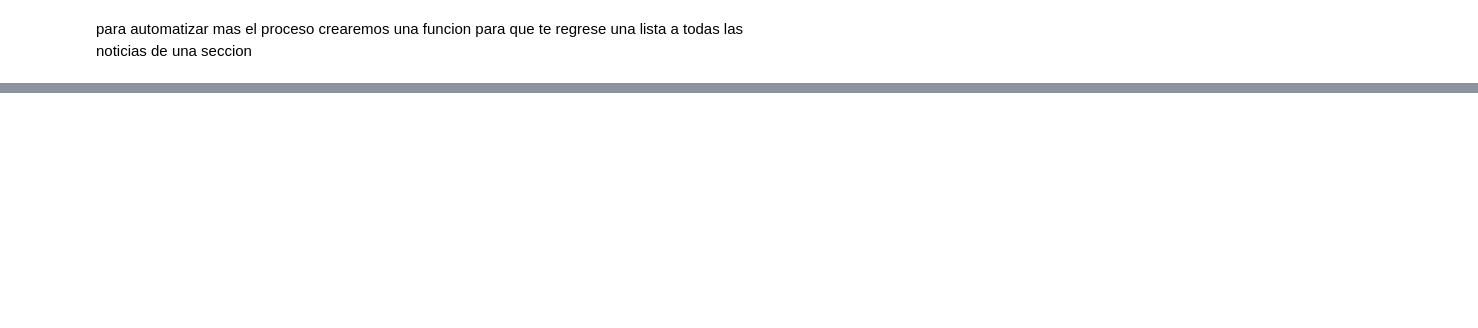
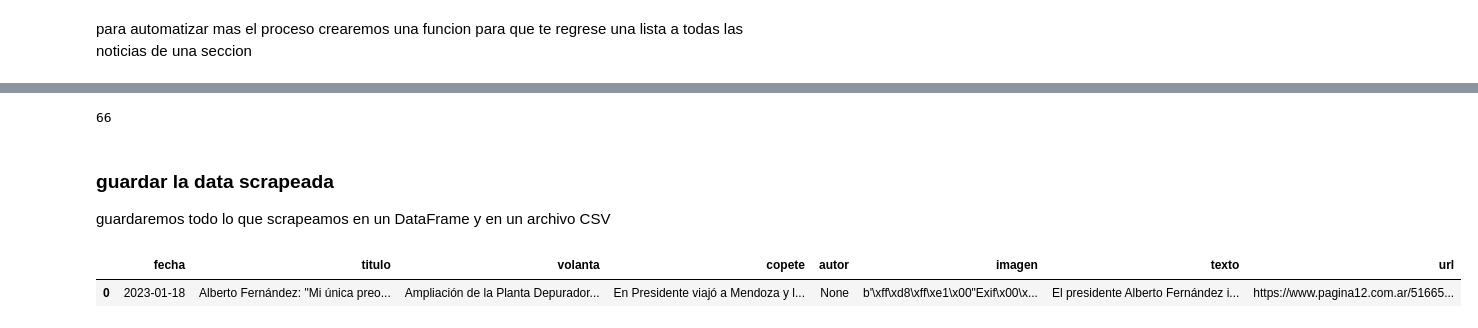
Before and after one commit to and35/37_web_scraping-_extraccion_de_datos_en_la_web, a Jupyter notebook: 1.ipynb, the cells around one changed output, grey strips where cells are left out. Saved outputs shown, nothing was run; the diff lists cells and outputs as text; code cells hidden in the pictures; blank space fills up the shorter version.

Commit message:
creacion de un scrapper que recolecta titulo, hora, resumen, subtitulo, imagen y cuerpo,  de 61 noticias del diaria <pagina12> al final todo en un dataframe de pandas para posterior analisis

```diff
--- a/1.ipynb
+++ b/1.ipynb
@@ -164,0 +172,3 @@ get_link_from_section(soup_seccion)
+# %%
+url_mala = URL.replace("2","3") # cambiamos el 12 por 13 ahora la URL no sirve
+url_mala
@@ -164,0 +230,4 @@ get_link_from_section(soup_seccion)
+# %%
+media = s_nota.find('figure', attrs={'class': ['object-fit-block--contain', 'intrinsic-container', 'intrinsic-container-3x2']})
+img_url = media.img.get("src")
+img_url
@@ -164,0 +423,40 @@ get_link_from_section(soup_seccion)
+# %%
+def scrape_nota(url):
+    try:
+        nota = requests.get(url)
+    except Exception as e:
+        print('Error scrapeando URL', url)
+        print(e)
+        return None
+
+    if nota.status_code != 200:
+        print(f'Error obteniendo nota {URL}')
+        print(f'Status Code = {nota.status_code}')
+        return None
+
+    s_nota = BeautifulSoup(nota.text, 'lxml')
+
+    ret_dict = obtener_info(s_nota)
+    ret_dict['url'] = url
+
+    return ret_dict
+# %%
+def crear_list_de_dicts_de_la_data_de_las_notas(all_urls_notas):
+    data = []
+    with tqdm(total=len(all_urls_notas), file=sys.stdout) as pbar: #  para medir el grado de avance
+        for i, url in enumerate(all_urls_notas):
+            data.append(scrape_nota(url))
+            pbar.set_description('processed: %d' % (1 + i)) # imprime el grado de avance
+            pbar.update(1)
+            print("  listo!!!")
+    return data
+# urls_notes = all_urls_notas_flatten[0:10] # para mas rapides
+data = crear_list_de_dicts_de_la_data_de_las_notas(all_urls_notas_flatten)
+# %%
+print(len(data))
+#data[1]
+# %% [output]
+66
+# %% [markdown]
+### guardar la data scrapeada
+guardaremos todo lo que scrapeamos en un DataFrame y  en un archivo CSV
@@ -164,0 +465,6 @@ get_link_from_section(soup_seccion)
+# %%
+df = pd.DataFrame(data[0:1]) # tenemos 66 notas pero para ahorrar espacio solo guardaremos 1 notas
+df.head(3) # vemos como en automatico organiza la lista de dicts en un solo DF
+# %% [output]
+|  | fecha | titulo | volanta | copete | autor | imagen | texto | url |
+| 0 | 2023-01-18 | Alberto Fernández: "Mi única preo... | Ampliación de la Planta Depurador... | En Presidente viajó a Mendoza y l... | None | b'\xff\xd8\xff\xe1\x00"Exif\x00\x... | El presidente Alberto Fernández i... | https://www.pagina12.com.ar/51665... |
```
Also changed, not shown: parts of 28 cells of this notebook, 2 other files.
